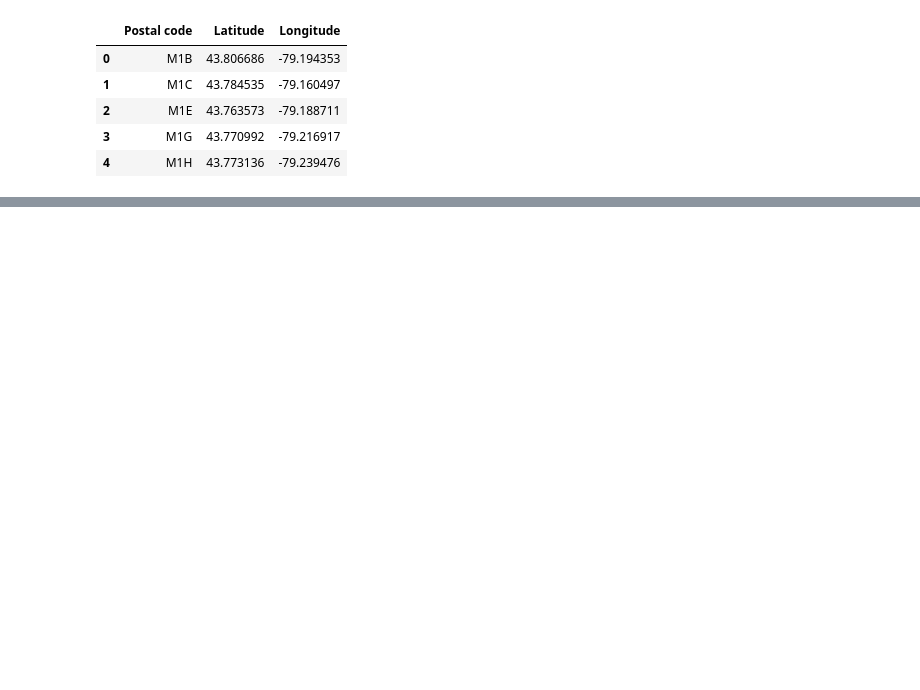
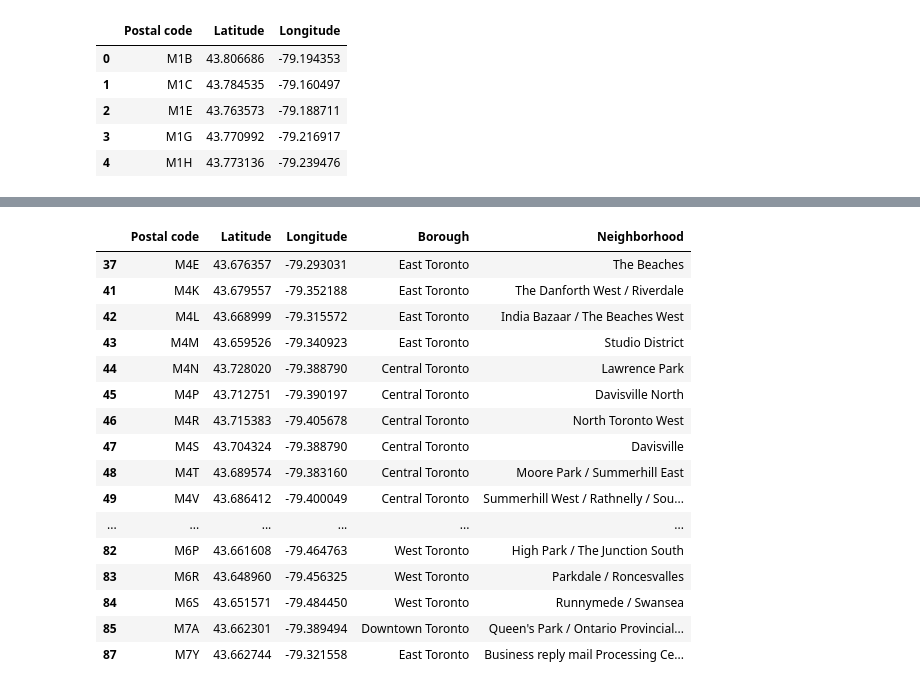
Before and after one commit to adityakumar529/Coursera_Capstone, a Jupyter notebook: week3.ipynb, the cells around one changed output, grey strips where cells are left out. Drawn from its saved outputs; the diff is of its cells as text; code cells hidden in the pictures; blank space fills up the shorter version.

```diff
--- a/week3.ipynb
+++ b/week3.ipynb
@@ -171,0 +170,21 @@ KeyError: 'Borough'
+# %%
+Toronto=df8[df8['Borough'].str.contains('Toronto')]
+Toronto
+# %% [output]
+|  | Postal code | Latitude | Longitude | Borough | Neighborhood |
+| 37 | M4E | 43.676357 | -79.293031 | East Toronto | The Beaches |
+| 41 | M4K | 43.679557 | -79.352188 | East Toronto | The Danforth West / Riverdale |
+| 42 | M4L | 43.668999 | -79.315572 | East Toronto | India Bazaar / The Beaches West |
+| 43 | M4M | 43.659526 | -79.340923 | East Toronto | Studio District |
+| 44 | M4N | 43.728020 | -79.388790 | Central Toronto | Lawrence Park |
+| 45 | M4P | 43.712751 | -79.390197 | Central Toronto | Davisville North |
+| 46 | M4R | 43.715383 | -79.405678 | Central Toronto | North Toronto West |
+| 47 | M4S | 43.704324 | -79.388790 | Central Toronto | Davisville |
+| 48 | M4T | 43.689574 | -79.383160 | Central Toronto | Moore Park / Summerhill East |
+| 49 | M4V | 43.686412 | -79.400049 | Central Toronto | Summerhill West / Rathnelly / Sou... |
+| ... | ... | ... | ... | ... | ... |
+| 82 | M6P | 43.661608 | -79.464763 | West Toronto | High Park / The Junction South |
+| 83 | M6R | 43.648960 | -79.456325 | West Toronto | Parkdale / Roncesvalles |
+| 84 | M6S | 43.651571 | -79.484450 | West Toronto | Runnymede / Swansea |
+| 85 | M7A | 43.662301 | -79.389494 | Downtown Toronto | Queen's Park / Ontario Provincial... |
+| 87 | M7Y | 43.662744 | -79.321558 | East Toronto | Business reply mail Processing Ce... |
```
Also changed, not shown: parts of 8 cells of this notebook.
